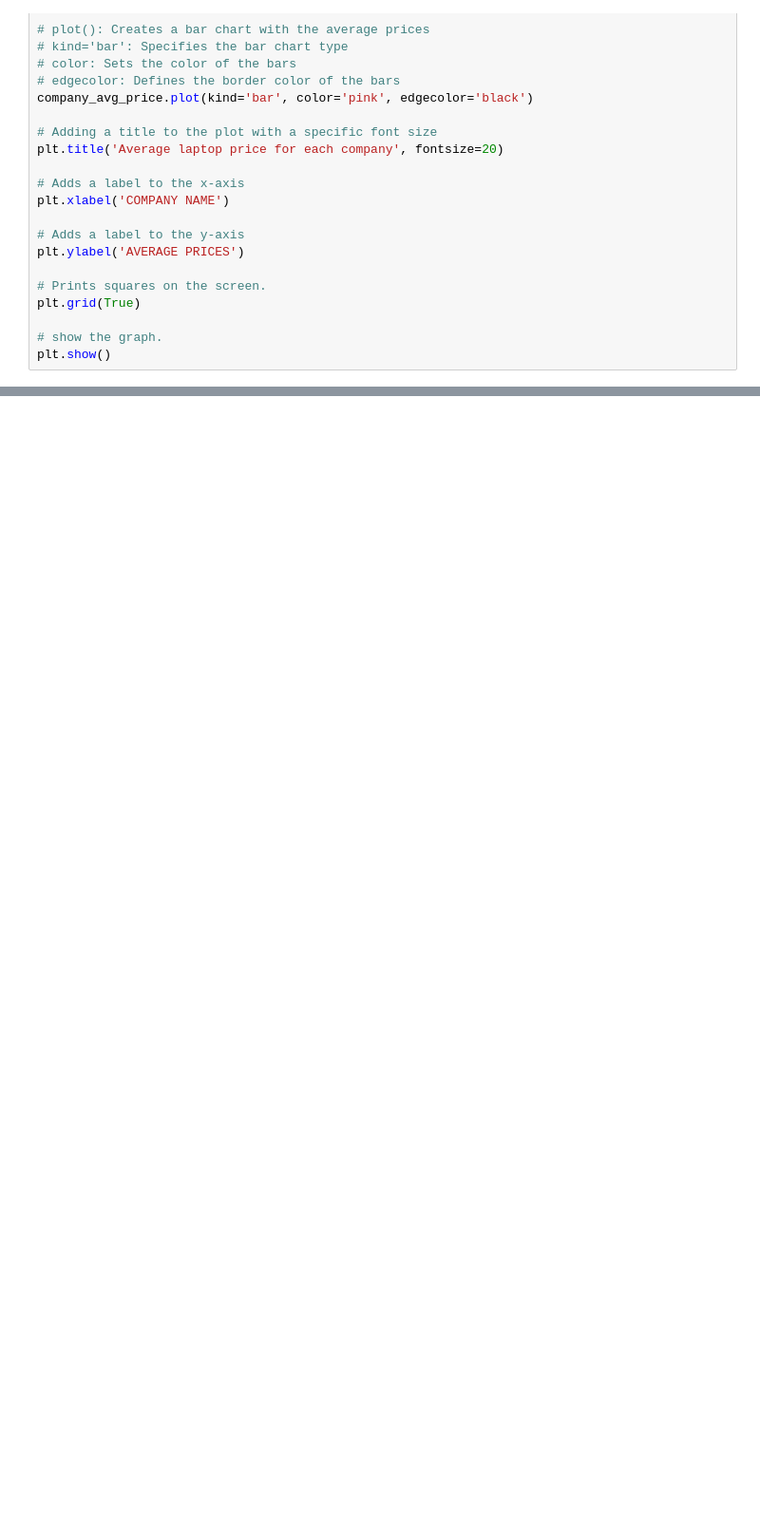
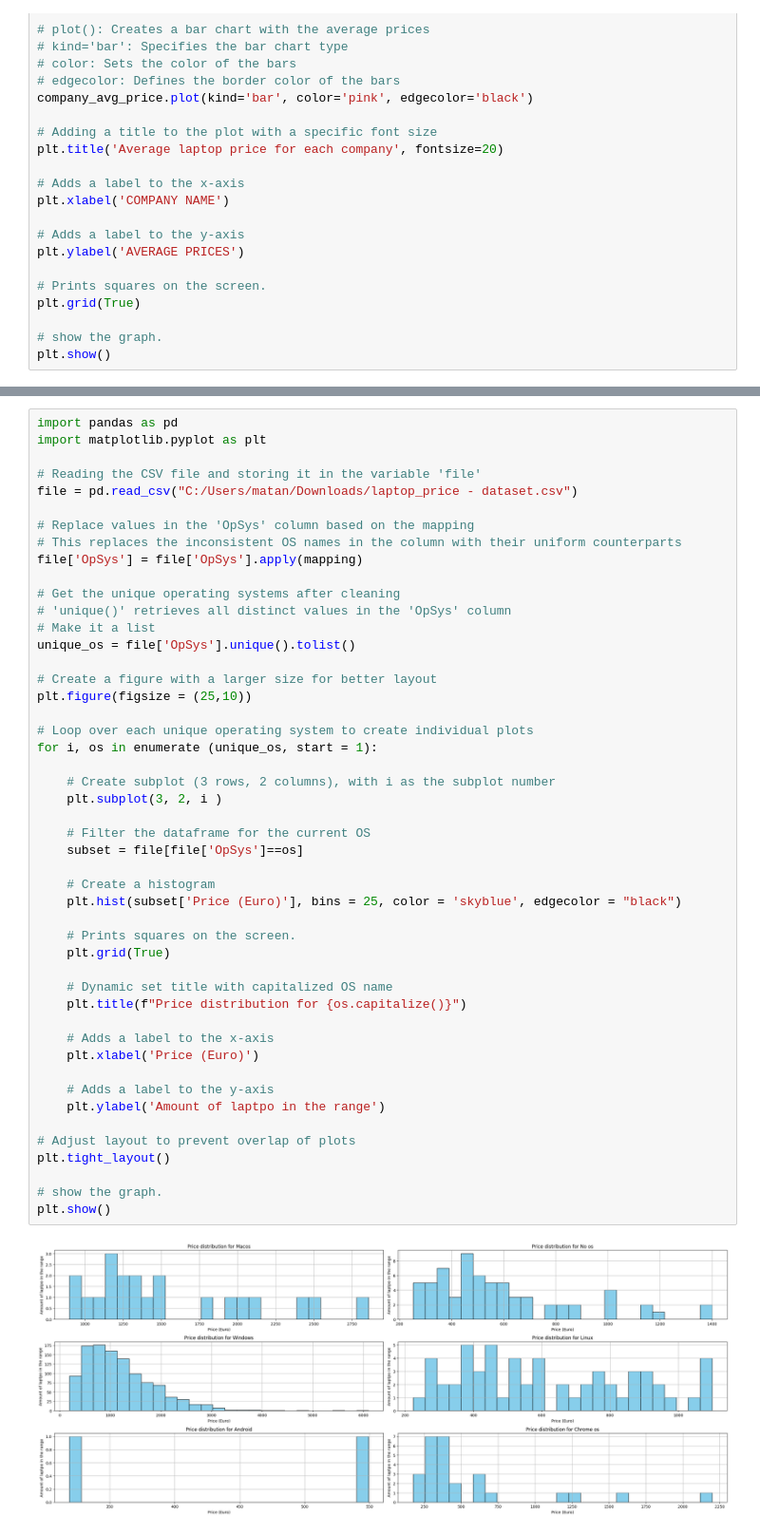
Before and after one commit to Matan-Jack/firstProjectPython, a Jupyter notebook: firstMiniProject.ipynb, the cells around one changed output, grey strips where cells are left out. Shown at 95% size. Cells and saved outputs as stored; diff of their text form; blank space fills up the shorter version.

```diff
--- a/firstMiniProject.ipynb
+++ b/firstMiniProject.ipynb
@@ -298,0 +298,50 @@ Unique operating systems after cleaning:
+# %%
+import pandas as pd
+import matplotlib.pyplot as plt
+
+# Reading the CSV file and storing it in the variable 'file'
+file = pd.read_csv("C:/Users/matan/Downloads/laptop_price - dataset.csv")
+
+# Replace values in the 'OpSys' column based on the mapping
+# This replaces the inconsistent OS names in the column with their uniform counterparts
+file['OpSys'] = file['OpSys'].apply(mapping)
+
+# Get the unique operating systems after cleaning
+# 'unique()' retrieves all distinct values in the 'OpSys' column
+# Make it a list
+unique_os = file['OpSys'].unique().tolist()
+
+# Create a figure with a larger size for better layout
+plt.figure(figsize = (25,10))
+
+# Loop over each unique operating system to create individual plots
+for i, os in enumerate (unique_os, start = 1):
+
+    # Create subplot (3 rows, 2 columns), with i as the subplot number
+    plt.subplot(3, 2, i )
+
+    # Filter the dataframe for the current OS
+    subset = file[file['OpSys']==os]
+
+    # Create a histogram
+    plt.hist(subset['Price (Euro)'], bins = 25, color = 'skyblue', edgecolor = "black")
+
+    # Prints squares on the screen.
+    plt.grid(True)
+
+    # Dynamic set title with capitalized OS name
+    plt.title(f"Price distribution for {os.capitalize()}")
+
+    # Adds a label to the x-axis
+    plt.xlabel('Price (Euro)')
+
+    # Adds a label to the y-axis
+    plt.ylabel('Amount of laptpo in the range')
+
+# Adjust layout to prevent overlap of plots
+plt.tight_layout()
+
+# show the graph.
+plt.show()
+# %% [output]
+[figure, added]
```
Also changed, not shown: parts of 1 cell of this notebook.
